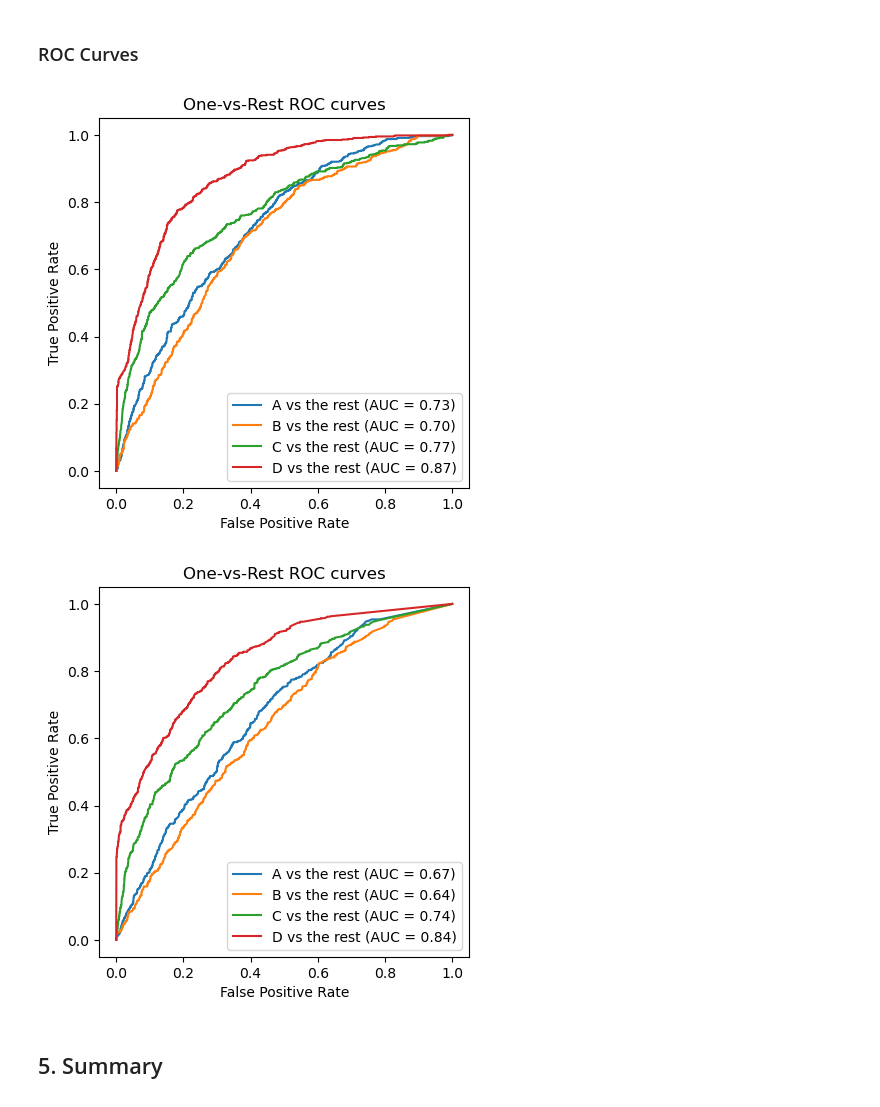
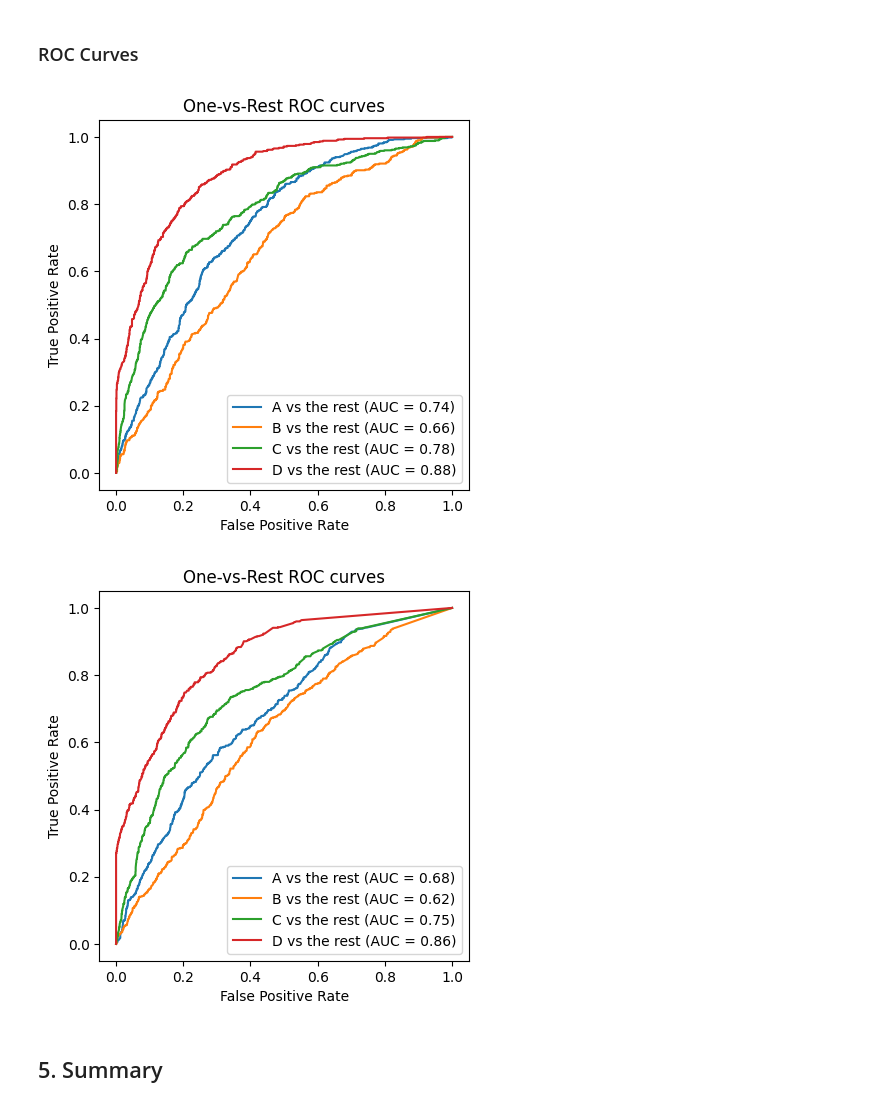
Before and after one commit to aguo921/2023-Phase-2, a Jupyter notebook: data-science/2. Training and Evaluation/part2-submission.ipynb, the cells around one changed output. Saved outputs shown, nothing was run; the diff lists cells and outputs as text; code cells hidden in the pictures.

```diff
--- a/data-science/2. Training and Evaluation/part2-submission.ipynb
+++ b/data-science/2. Training and Evaluation/part2-submission.ipynb
@@ -32,12 +43,16 @@ market_segmentation.head()
 # %%
 # Get the features of the dataset
-X = market_segmentation.drop(columns=["Segmentation"])
+X_rf = market_segmentation.drop(columns=["Segmentation"])
+X_lg = market_segmentation_interaction.drop(columns=["Segmentation"])
 
 # Get the target of the dataset
 y = market_segmentation.Segmentation
 
 # Create an 70-30 train-test split on the dataset
-X_train, X_test, y_train, y_test = train_test_split(X, y, test_size=0.3, random_state=101)
+X_rf_train, X_rf_test, y_train, y_test = train_test_split(X_rf, y, test_size=0.3, random_state=101)
+
+# Create an 70-30 train-test split on the dataset with interaction
+X_lg_train, X_lg_test, y_train, y_test = train_test_split(X_lg, y, test_size=0.3, random_state=101)
 # %% [markdown]
 ## 2. Choose an algorithm
 # %%
@@ -50,10 +65,10 @@ rf_model = RandomForestClassifier()
 ## 3. Train and test a model
 # %%
 # Train the logistic regression model using the training set
-lg_model.fit(X_train, y_train)
+lg_model.fit(X_lg_train, y_train)
 
 # Get predictions using the features of the test set
-lg_predictions = lg_model.predict(X_test)
+lg_predictions = lg_model.predict(X_lg_test)
 
 # Test the model using predictions and the targets of the test set
 lg_accuracy = accuracy_score(y_test, lg_predictions)
@@ -71,9 +86,9 @@ Please also refer to the documentation for alternative solver options:
 # %%
-# Train the random forest model using the training set
-rf_model.fit(X_train, y_train)
+# Train the random forest model using the training set without interaction
+rf_model.fit(X_rf_train, y_train)
 
 # Get predictions using the features of the test set
-rf_predictions = rf_model.predict(X_test)
+rf_predictions = rf_model.predict(X_rf_test)
 
 # Test the model using predictions and the targets of the test set
 rf_accuracy = accuracy_score(y_test, rf_predictions)
@@ -128,7 +143,7 @@ pd.DataFrame(classification_report(y_test, rf_predictions, output_dict=True)).dr
 label_binarizer = LabelBinarizer().fit(y_train)
 y_onehot_test = label_binarizer.transform(y_test)
 
-def plot_ovr_roc_curve(model):
+def plot_ovr_roc_curve(model, X_test):
     # Get the class probabilities
     y_score = model.predict_proba(X_test)
 
@@ -157,14 +172,14 @@ def plot_ovr_roc_curve(model):
     plt.show()
 # %%
 # Plot the OvR ROC curves for the logistic regression model
-plot_ovr_roc_curve(lg_model)
+plot_ovr_roc_curve(lg_model, X_lg_test)
 # %% [output]
-[figure, old version]
+[figure, new version]
 # %%
 # Plot the OvR ROC curves for the random forest model
-plot_ovr_roc_curve(rf_model)
+plot_ovr_roc_curve(rf_model, X_rf_test)
 # %% [output]
-[figure, old version]
+[figure, new version]
 # %%
 # Save the logistic regression model
 pickle.dump(lg_model, open("outputs/lg-model.pkl", "wb"))
```
Also changed, not shown: parts of 8 cells of this notebook, 3 other files.
